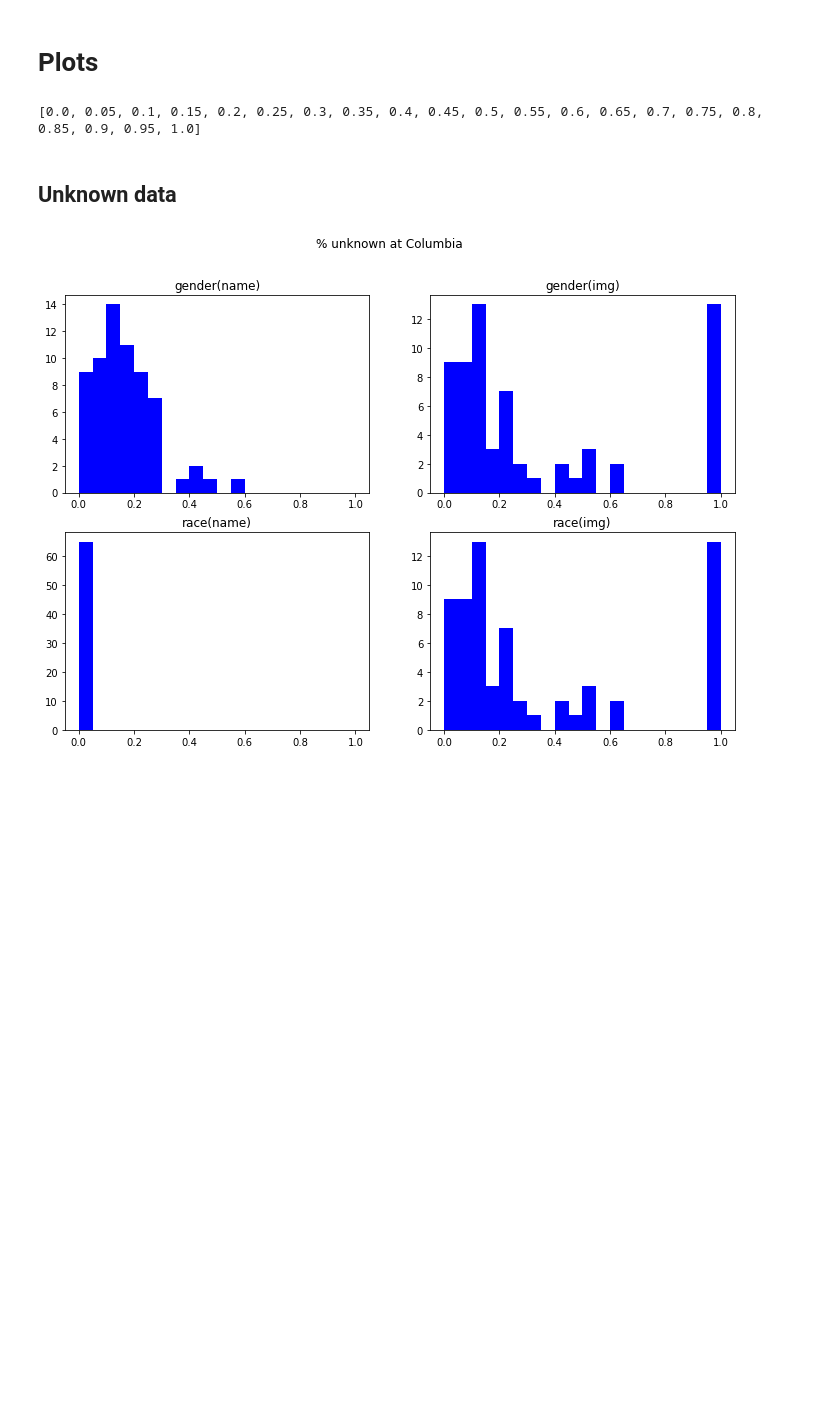
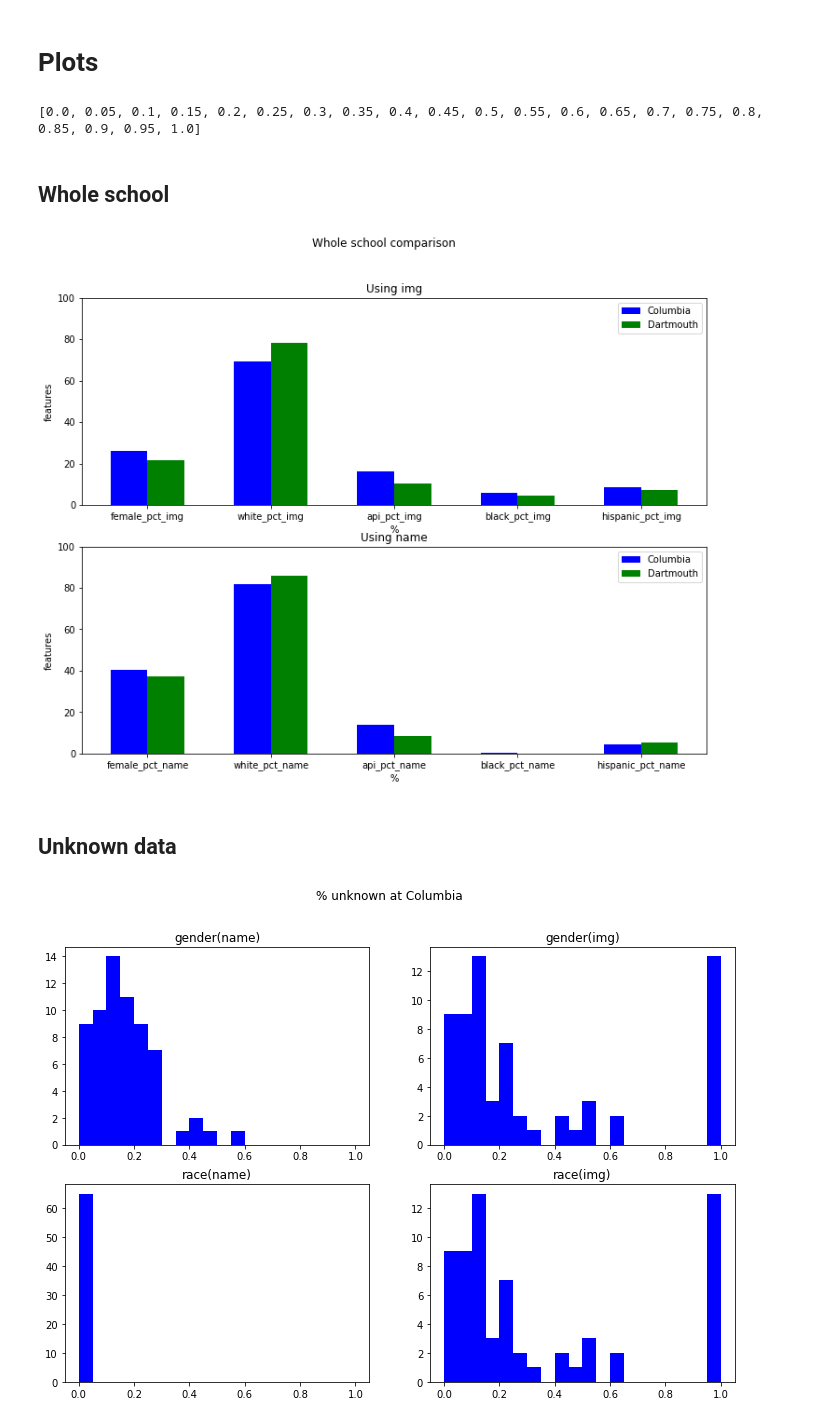
Before and after one commit to mynameisjeff99/2022_dei_summer, a Jupyter notebook: analysis/gender_race_data_exploration.ipynb, the cells around one changed output. Cells and saved outputs as stored; diff of their text form; code cells hidden in the pictures; blank space fills up the shorter version.

Commit message:
Add analysis for the whole school

```diff
--- a/analysis/gender_race_data_exploration.ipynb
+++ b/analysis/gender_race_data_exploration.ipynb
@@ -32,10 +32,13 @@ def get_gender_race_df(school):
     df = pd.DataFrame(all_dict)
     return df
 # %%
-def get_pct_df(df:pd.DataFrame):
-    pct_df = pd.DataFrame()
+def get_pct_df(df):
+    if type(df) == pd.DataFrame:
+        pct_df = pd.DataFrame()
+        pct_df['department'] = df['department']
+    else:
+        pct_df = pd.Series(dtype='float64')
     # pecentages excludes unknown
-    pct_df['department'] = df['department']
     pct_df['female_pct_name'] = df['gender_name_female']/(df['gender_name_female'] + df['gender_name_male'])
     pct_df['female_pct_img'] = df['gender_img_female']/(df['gender_img_female'] + df['gender_img_male'])
     pct_df['white_pct_name'] = df['race_name_white']/(df['race_name_white'] + df['race_name_api'] + df['race_name_black'] + df['race_name_hispanic'])
@@ -72,2 +75,5 @@ columbia_pct_df.head()
 # %%
 columbia_pct_df.to_json(sys.path[0] + '/../output/columbia_pct_initial.json', orient='records')
+# %%
+columbia_whole_school = columbia_df.drop(columns=['department']).sum(0)
+columbia_pct_whole_school = get_pct_df(columbia_all_school)
@@ -83,2 +116,5 @@ dartmouth_pct_df = get_pct_df(dartmouth_df)
 # %%
 dartmouth_pct_df.to_json(sys.path[0] + '/../output/dartmouth_pct_initial.json', orient='records')
+# %%
+dartmouth_whole_school = dartmouth_df.drop(columns=['department']).sum(0)
+dartmouth_pct_whole_school = get_pct_df(dartmouth_whole_school)
@@ -90,6 +144,53 @@ bins = [5*i/100 for i in range(21)]
 print(bins)
 # %% [output]
 [0.0, 0.05, 0.1, 0.15, 0.2, 0.25, 0.3, 0.35, 0.4, 0.45, 0.5, 0.55, 0.6, 0.65, 0.7, 0.75, 0.8, 0.85, 0.9, 0.95, 1.0]
+# %% [markdown]
+## Whole school
+# %%
+fig, (ax1, ax2) = plt.subplots(2, figsize=(12,9))
+fig.suptitle('Whole school comparison')
+
+# https://stackoverflow.com/questions/10369681/how-to-plot-bar-graphs-with-same-x-coordinates-side-by-side-dodged
+# Number of bars
+N = 5
+# Position of bars on x-axis
+ind = np.arange(N)
+# Width of a bar
+width = 0.3
+
+# %female, $white, $api, $black, $hispanic
+features_img = ['female_pct_img', 'white_pct_img', 'api_pct_img', 'black_pct_img', 'hispanic_pct_img']
+features_name = ['female_pct_name', 'white_pct_name', 'api_pct_name', 'black_pct_name', 'hispanic_pct_name']
+
+# the values of each school (img)
+columbia_img = [columbia_pct_whole_school[i]*100 for i in features_img]
+dartmouth_img = [dartmouth_pct_whole_school[i]*100 for i in features_img]
+
+# the values of each school (name)
+columbia_name = [columbia_pct_whole_school[i]*100 for i in features_name]
+dartmouth_name = [dartmouth_pct_whole_school[i]*100 for i in features_name]
+
+# Plotting(img)
+ax1.set_title('Using img')
+ax1.bar(ind, columbia_img, width, facecolor='b', label='Columbia')
+ax1.bar(ind + width, dartmouth_img, width, facecolor='g', label='Dartmouth')
+# Plotting(name)
+ax2.set_title('Using name')
+ax2.bar(ind, columbia_name, width, facecolor='b', label='Columbia')
+ax2.bar(ind + width, dartmouth_name, width, facecolor='g', label='Dartmouth')
+
+for ax in (ax1, ax2):
+    ax.set_ylim(0,100)
+    ax.set_xlabel('%')
+    ax.set_ylabel('features')
+    ax.set_xticks(ind + width / 2)
+    ax.legend(loc='best')
+ax1.set_xticklabels(features_img)
+ax2.set_xticklabels(features_name)
+
+plt.show()
+# %% [output]
+[figure, added]
 # %% [markdown]
 ## Unknown data
 # %%
```
Also changed, not shown: parts of 5 cells of this notebook.
